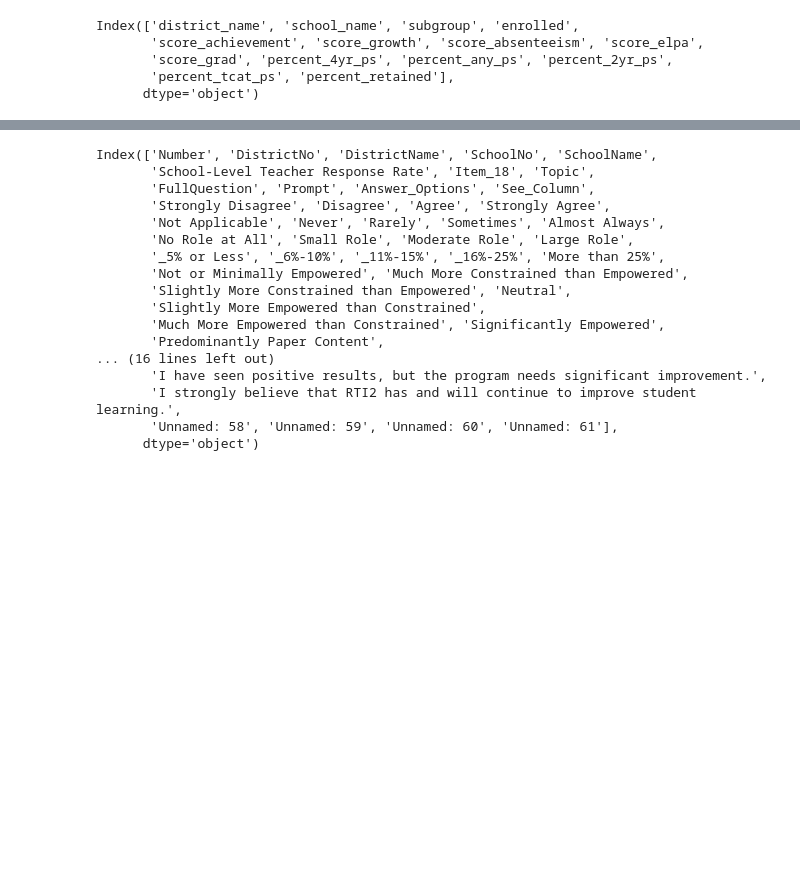
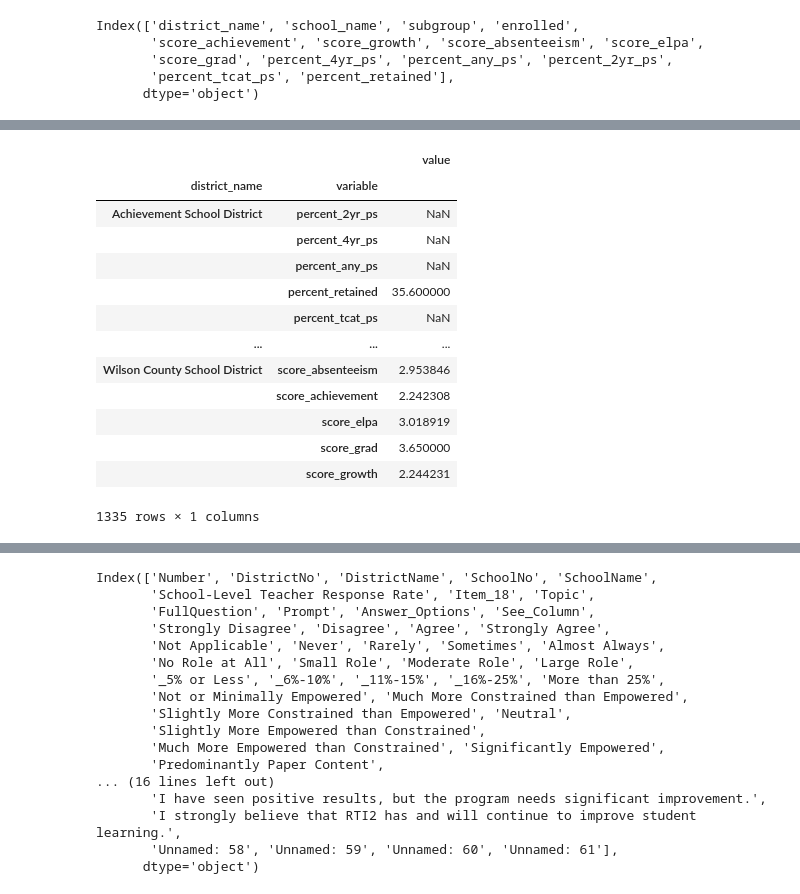
Before and after one commit to yvonnemartinez716/teacher_satisfaction_vs_student-performance, a Jupyter notebook: Notebooks/Student Performance and Teacher Satisfaction.ipynb, the cells around one changed output, grey strips where cells are left out. Cells and saved outputs as stored; diff of their text form; code cells hidden in the pictures; blank space fills up the shorter version.

```diff
--- a/Notebooks/Student Performance and Teacher Satisfaction.ipynb
+++ b/Notebooks/Student Performance and Teacher Satisfaction.ipynb
@@ -87,2 +109,6 @@ rc_4 = rc_3.melt(id_vars =['district_name', 'school_name', 'subgroup', 'enrolled
+# %%
+rc_4['value']=rc_4['value'].replace('\*+', np.nan, regex=True)
+# %%
+rc_4['value'] = rc_4['value'].astype(float)
 # %%
-rc_4
+rc_4_all_students= rc_4[rc_4['subgroup']== "All Students"]
@@ -103,3 +115,20 @@ rc_4
+# %%
+pd.DataFrame(rc_4_all_students.groupby(['district_name', 'variable'])['value'].mean())
+# %% [output]
+|  |  | value |
+| district_name | variable |  |
+| Achievement School District | percent_2yr_ps | NaN |
+|  | percent_4yr_ps | NaN |
+|  | percent_any_ps | NaN |
+|  | percent_retained | 35.600000 |
+|  | percent_tcat_ps | NaN |
+| ... | ... | ... |
+| Wilson County School District | score_absenteeism | 2.953846 |
+|  | score_achievement | 2.242308 |
+|  | score_elpa | 3.018919 |
+|  | score_grad | 3.650000 |
+|  | score_growth | 2.244231 |
+1335 rows × 1 columns
 # %%
 teacher_survey = pd.read_excel('../Data/2018 _Teacher_Survey.xlsx')
 # %%
```
Also changed, not shown: parts of 5 cells of this notebook.
